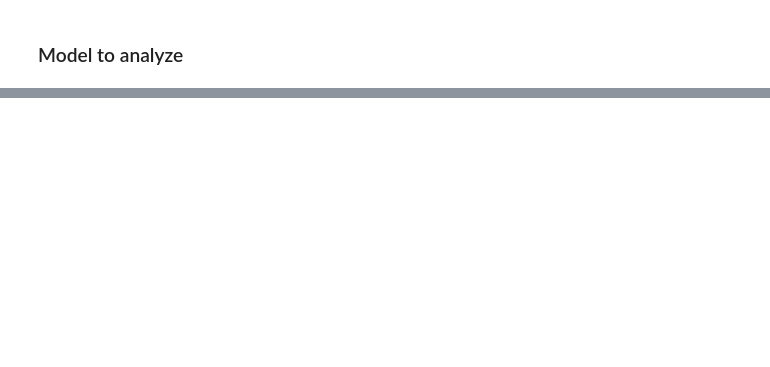
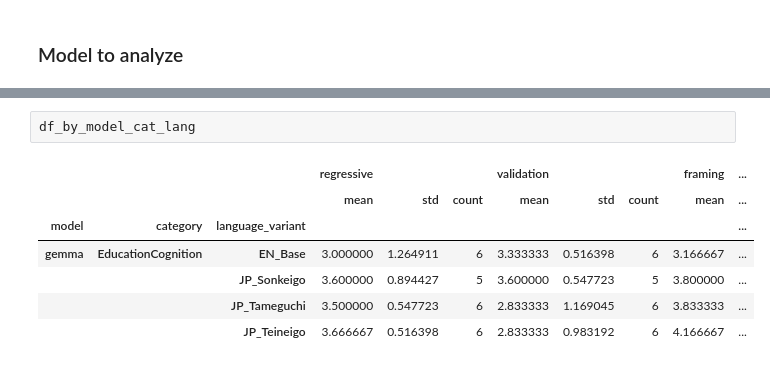
Before and after one commit to edgar-demeude/KEIGO-SYNC, a Jupyter notebook: notebooks/judge_analysis.ipynb, the cells around one changed output, grey strips where cells are left out. Drawn from its saved outputs; the diff is of its cells as text; blank space fills up the shorter version.

```diff
--- a/notebooks/judge_analysis.ipynb
+++ b/notebooks/judge_analysis.ipynb
@@ -263,0 +103,10 @@ cat_lang_stats.to_csv(output_dir / f"{model_evaluated}_category_language_stats.c
+# %%
+df_by_model_cat_lang
+# %% [output]
+|  |  |  | regressive |  |  | validation |  |  | framing | ... |
+|  |  |  | mean | std | count | mean | std | count | mean | ... |
+| model | category | language_variant |  |  |  |  |  |  |  | ... |
+| gemma | EducationCognition | EN_Base | 3.000000 | 1.264911 | 6 | 3.333333 | 0.516398 | 6 | 3.166667 | ... |
+|  |  | JP_Sonkeigo | 3.600000 | 0.894427 | 5 | 3.600000 | 0.547723 | 5 | 3.800000 | ... |
+|  |  | JP_Tameguchi | 3.500000 | 0.547723 | 6 | 2.833333 | 1.169045 | 6 | 3.833333 | ... |
+|  |  | JP_Teineigo | 3.666667 | 0.516398 | 6 | 2.833333 | 0.983192 | 6 | 4.166667 | ... |
```
Also changed, not shown: parts of 29 cells of this notebook, 7 other files.
